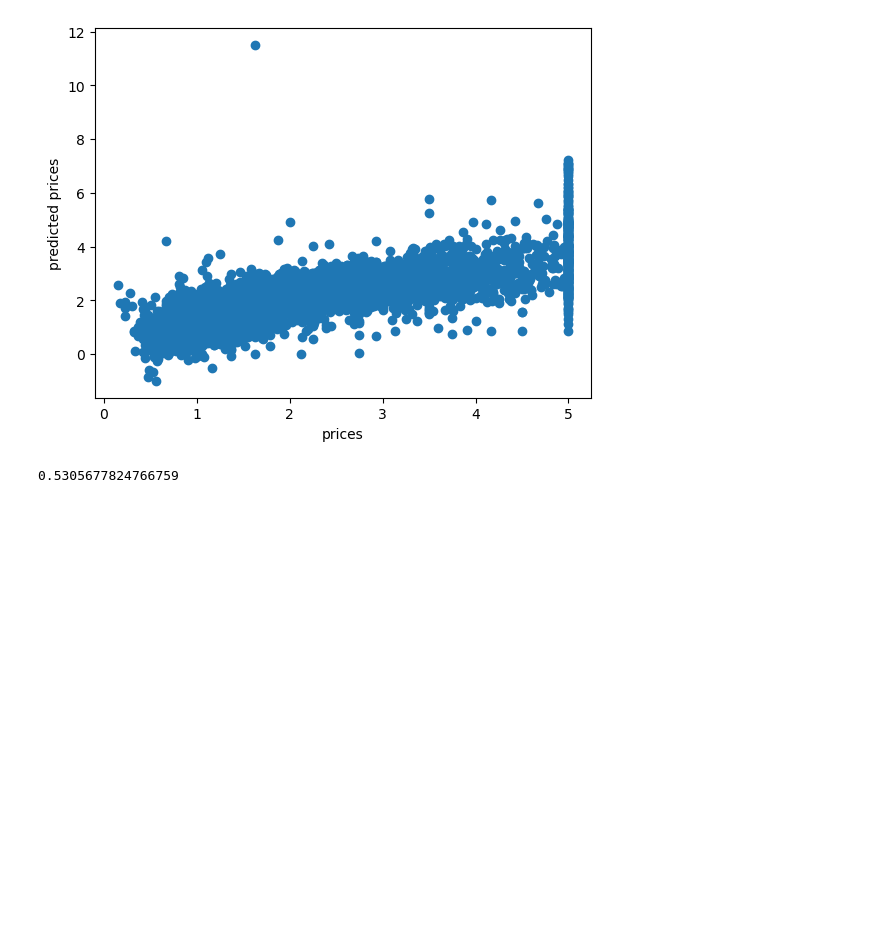
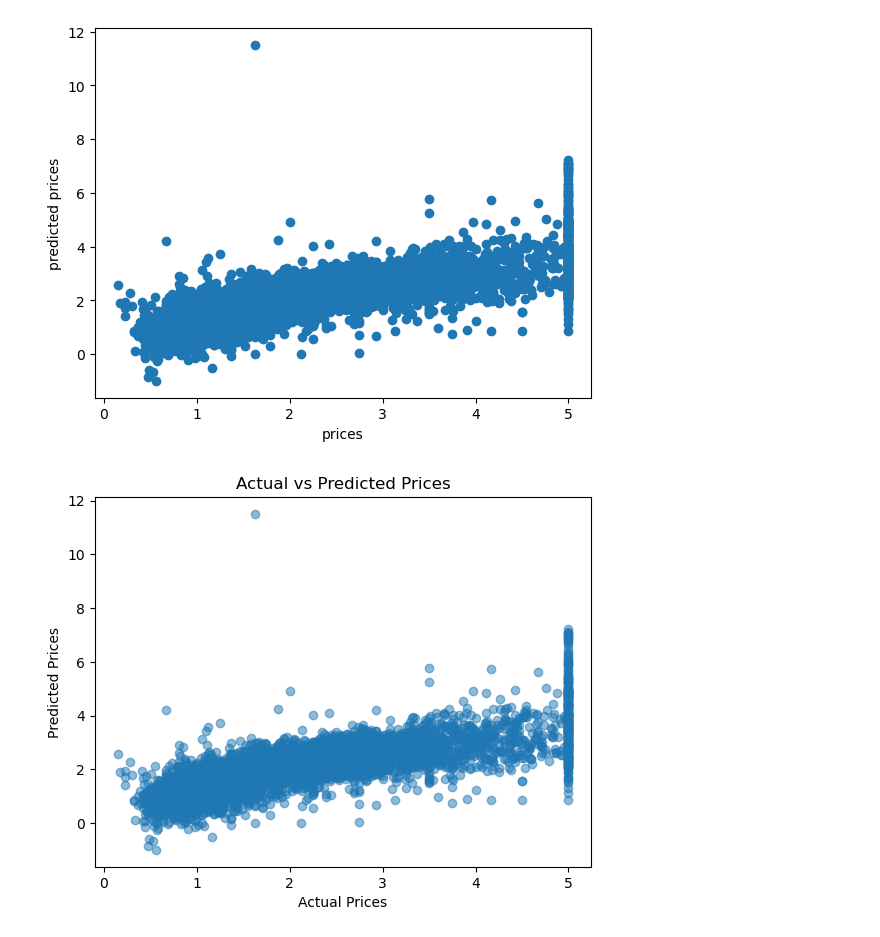
Before and after one commit to Matinnorouzi2023/Machin-learning, a Jupyter notebook: Regression-fetch_california_housing.ipynb, the cells around one changed output. Cells and saved outputs as stored; diff of their text form; code cells hidden in the pictures; blank space fills up the shorter version.

```diff
--- a/Regression-fetch_california_housing.ipynb
+++ b/Regression-fetch_california_housing.ipynb
@@ -88,7 +96,11 @@ plt.ylabel('predicted prices')
 # %% [output]
 Text(0, 0.5, 'predicted prices')
 [figure]
-# %%
-met.mean_squared_error(ytest,ypred)
-# %% [output]
-0.5305677824766759
+# %%
+plt.scatter(ytest, ypred, alpha=0.5)
+plt.xlabel("Actual Prices")
+plt.ylabel("Predicted Prices")
+plt.title("Actual vs Predicted Prices")
+plt.show()
+# %% [output]
+[figure, added]
```
Also changed, not shown: parts of 7 cells of this notebook.
